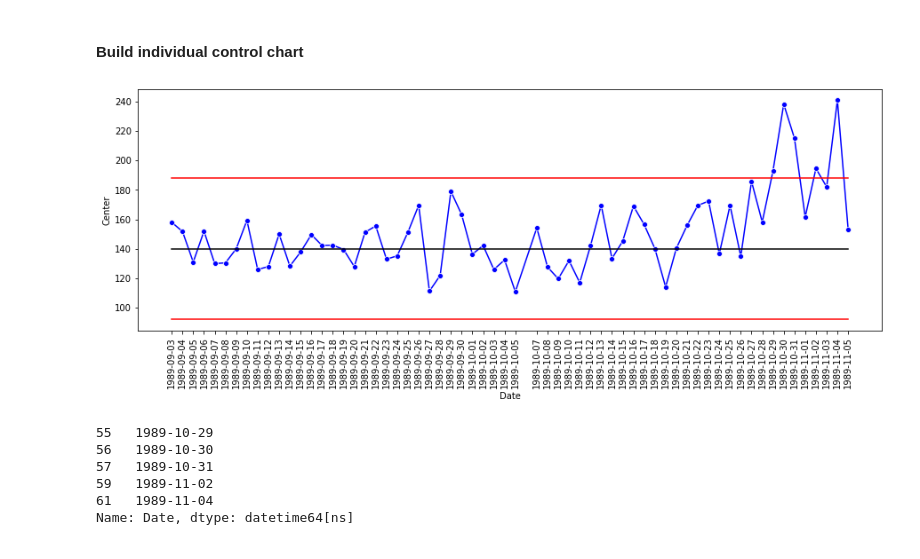
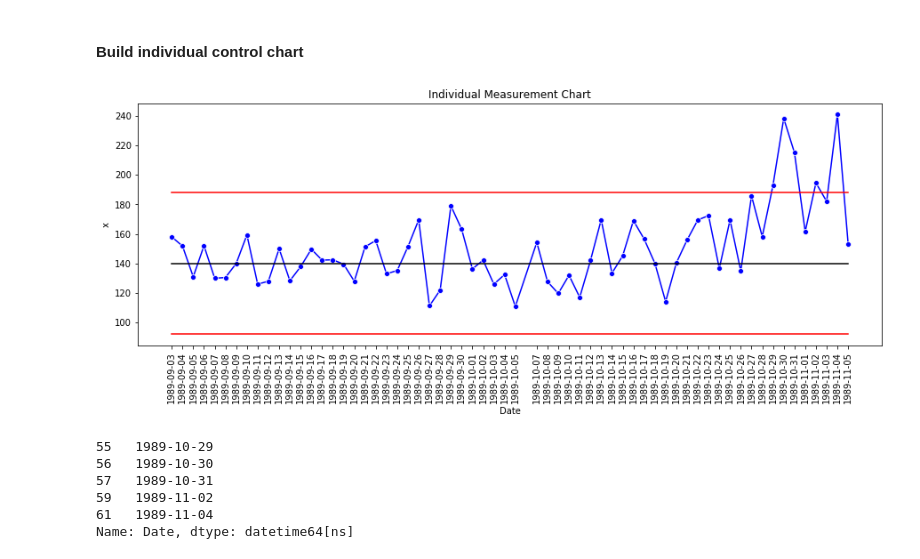
Before and after one commit to howewenann/spc_charts, a Jupyter notebook: notebooks/1.1-hwant-process-diabetes-data.ipynb, the cells around one changed output. Drawn from its saved outputs; the diff is of its cells as text; code cells hidden in the pictures.

```diff
--- a/notebooks/1.1-hwant-process-diabetes-data.ipynb
+++ b/notebooks/1.1-hwant-process-diabetes-data.ipynb
@@ -151,15 +151,18 @@ x_ind_params_df = pd.concat([data_sub_day.reset_index(drop=True).loc[:, 'Date'],
 # %%
 pf.plot_control_chart(
     data = x_ind_params_df,
     index = 'Date',
     obs = 'obs',
     UCL = 'UCL',
     center = 'Center',
     LCL = 'LCL',
+    title='Individual Measurement Chart',
+    ylab='x',
+    xlab='Date',
     all_dates=True,
     rot=90)
 # %% [output]
-[figure, old version]
+[figure, new version]
 # %%
 x_ind_params_df['Date'][x_ind_params_df['obs'] >= x_ind_params_df['UCL']]
 # %% [output]
```
Also changed, not shown: parts of 3 cells of this notebook, 9 other files.
